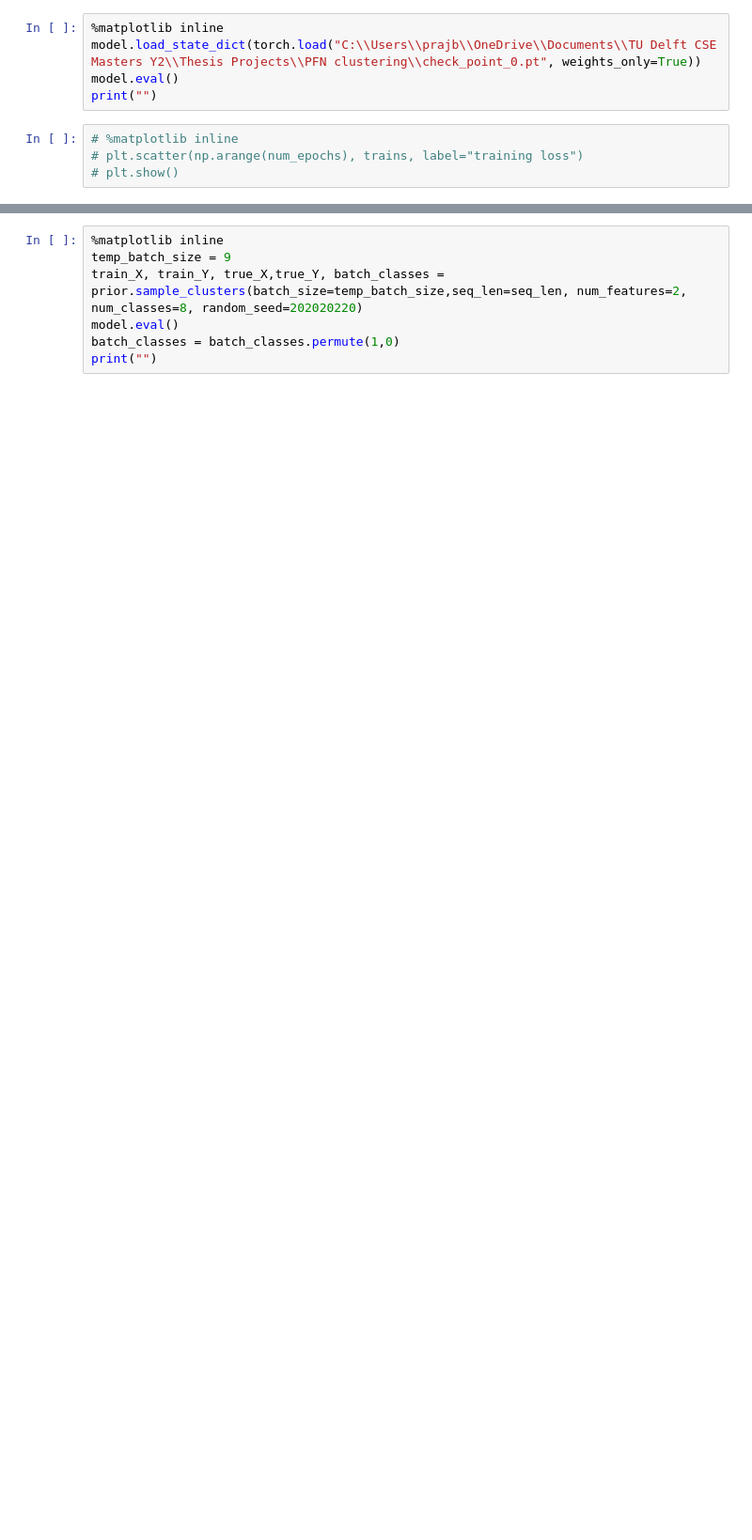
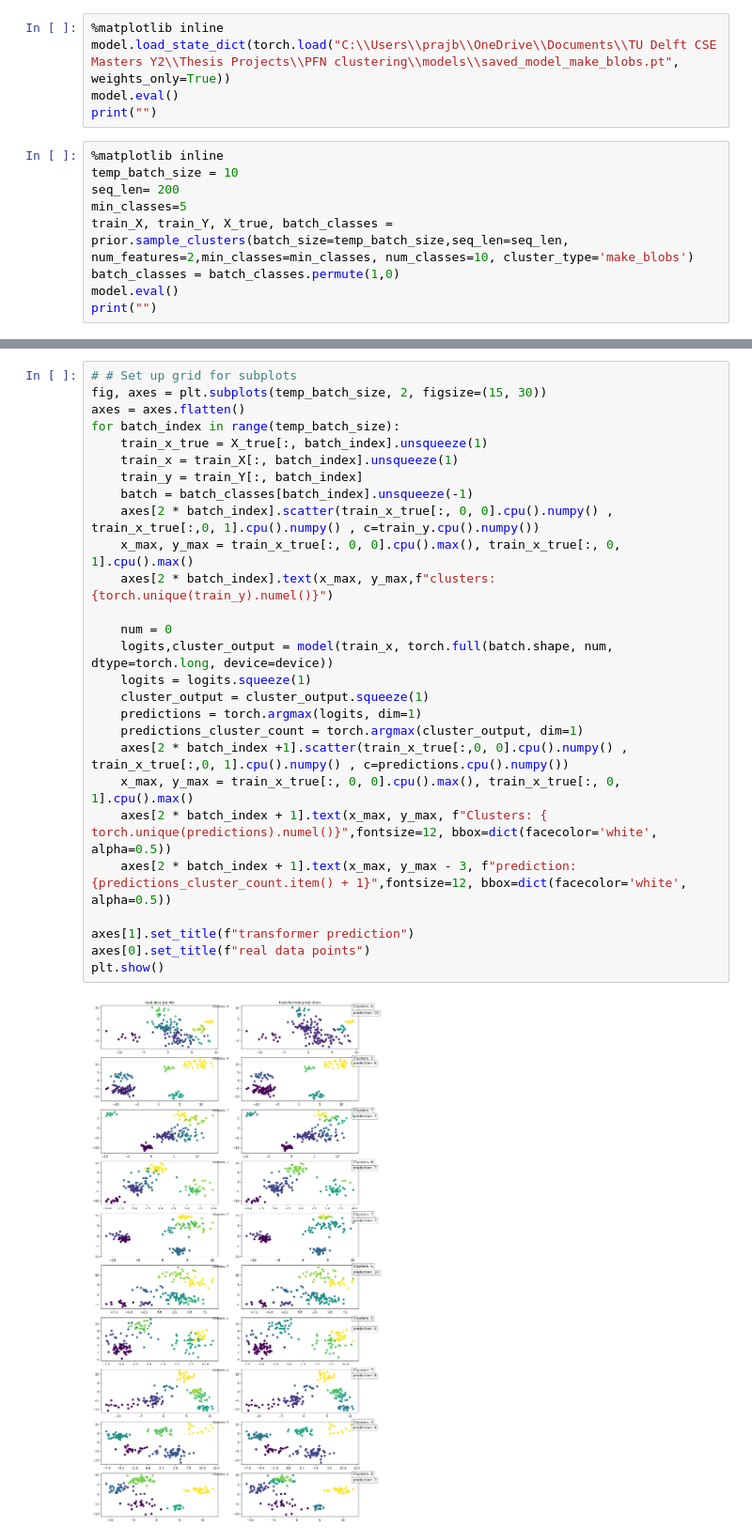
Before and after one commit to pbhaskaran/PFN_clustering, a Jupyter notebook: clustering conditional.ipynb, the cells around one changed output, grey strips where cells are left out. Shown: that part at 94% size. Saved outputs shown, nothing was run; the diff lists cells and outputs as text; blank space fills up the shorter version.

```diff
--- a/clustering conditional.ipynb
+++ b/clustering conditional.ipynb
@@ -52,9 +51,14 @@ total params:2115722
 # %%
 %matplotlib inline
-model.load_state_dict(torch.load("C:\\Users\\prajb\\OneDrive\\Documents\\TU Delft CSE Masters Y2\\Thesis Projects\\PFN clustering\\check_point_0.pt", weights_only=True))
+model.load_state_dict(torch.load("C:\\Users\\prajb\\OneDrive\\Documents\\TU Delft CSE Masters Y2\\Thesis Projects\\PFN clustering\\models\\saved_model_make_blobs.pt", weights_only=True))
 model.eval()
 print("")
 # %%
-# %matplotlib inline
-# plt.scatter(np.arange(num_epochs), trains, label="training loss")
-# plt.show()
+%matplotlib inline
+temp_batch_size = 10
+seq_len= 200
+min_classes=5
+train_X, train_Y, X_true, batch_classes = prior.sample_clusters(batch_size=temp_batch_size,seq_len=seq_len, num_features=2,min_classes=min_classes, num_classes=10, cluster_type='make_blobs')
+batch_classes = batch_classes.permute(1,0)
+model.eval()
+print("")
@@ -61,8 +67,30 @@ print("")
 # %%
-%matplotlib inline
-temp_batch_size = 9
-train_X, train_Y, true_X,true_Y, batch_classes = prior.sample_clusters(batch_size=temp_batch_size,seq_len=seq_len, num_features=2, num_classes=8, random_seed=202020220)
-model.eval()
-batch_classes = batch_classes.permute(1,0)
-print("")
+# # Set up grid for subplots
+fig, axes = plt.subplots(temp_batch_size, 2, figsize=(15, 30))
+axes = axes.flatten()
+for batch_index in range(temp_batch_size):
+    train_x_true = X_true[:, batch_index].unsqueeze(1)
+    train_x = train_X[:, batch_index].unsqueeze(1)
+    train_y = train_Y[:, batch_index]
+    batch = batch_classes[batch_index].unsqueeze(-1)
+    axes[2 * batch_index].scatter(train_x_true[:, 0, 0].cpu().numpy() , train_x_true[:,0, 1].cpu().numpy() , c=train_y.cpu().numpy())
+    x_max, y_max = train_x_true[:, 0, 0].cpu().max(), train_x_true[:, 0, 1].cpu().max()
+    axes[2 * batch_index].text(x_max, y_max,f"clusters: {torch.unique(train_y).numel()}")
+
+    num = 0
+    logits,cluster_output = model(train_x, torch.full(batch.shape, num, dtype=torch.long, device=device))
+    logits = logits.squeeze(1)
+    cluster_output = cluster_output.squeeze(1)
+    predictions = torch.argmax(logits, dim=1)
+    predictions_cluster_count = torch.argmax(cluster_output, dim=1)
+    axes[2 * batch_index +1].scatter(train_x_true[:,0, 0].cpu().numpy() , train_x_true[:,0, 1].cpu().numpy() , c=predictions.cpu().numpy())
+    x_max, y_max = train_x_true[:, 0, 0].cpu().max(), train_x_true[:, 0, 1].cpu().max()
+    axes[2 * batch_index + 1].text(x_max, y_max, f"Clusters: { torch.unique(predictions).numel()}",fontsize=12, bbox=dict(facecolor='white', alpha=0.5))
+    axes[2 * batch_index + 1].text(x_max, y_max - 3, f"prediction: {predictions_cluster_count.item() + 1}",fontsize=12, bbox=dict(facecolor='white', alpha=0.5))
+
+axes[1].set_title(f"transformer prediction")
+axes[0].set_title(f"real data points")
+plt.show()
+# %% [output]
+[figure, added]
 # %%
```
Also changed, not shown: parts of 26 cells of this notebook, 10 other files.
